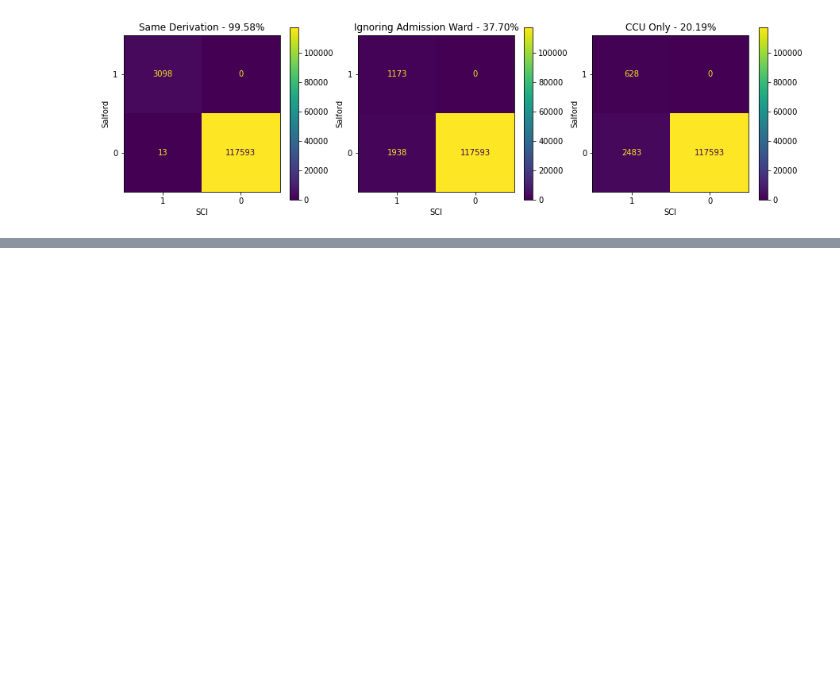
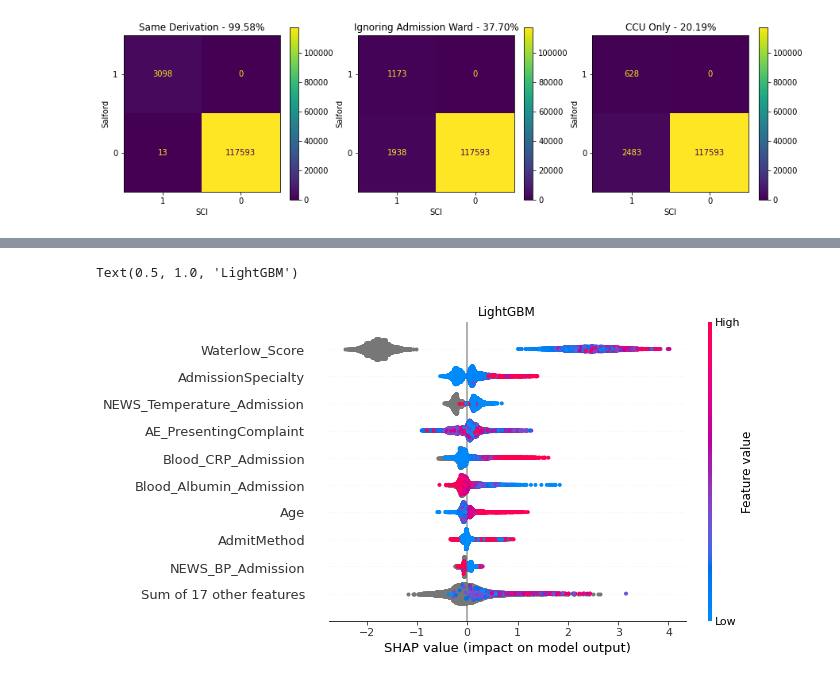
Before and after one commit to steliosbl/acute-care-pathways, a Jupyter notebook: salford.ipynb, the cells around one changed output, grey strips where cells are left out. Saved outputs shown, nothing was run; the diff lists cells and outputs as text; code cells hidden in the pictures; blank space fills up the shorter version.

```diff
--- a/salford.ipynb
+++ b/salford.ipynb
@@ -200,0 +333,19 @@ Overlap is 120704/401452 = 30.07% of Salford data.
+# %%
+from lightgbm import LGBMClassifier
+lightgbm_parameters = dict(
+    objective='binary',
+    random_state=42,
+    metrics=['l2', 'auc'],
+    boosting_type='gbdt',
+    n_jobs=1,
+    is_unbalance=True
+)
+
+r = pd.DataFrame.from_dict(cross_validate(CalibratedClassifierCV(
+    LGBMClassifier(**lightgbm_parameters), **calibration_parameters
+), X, y_true, cv=5, n_jobs=1, scoring=cross_validation_metrics))
+# %%
+from sklearn.model_selection import train_test_split
+X_train, X_test, y_train, y_test = train_test_split(X, y_true, test_size=0.33)
+# %%
+model = LGBMClassifier(**lightgbm_parameters).fit(X_train, y_train)
@@ -200,0 +368,14 @@ Overlap is 120704/401452 = 30.07% of Salford data.
+# %%
+X_test[X_test.select_dtypes('category').columns] = X_test.select_dtypes('category').apply(lambda x:x.cat.codes)
+# %%
+import shap
+explainer = shap.TreeExplainer(model)
+shap_values = explainer(X_test)
+
+fig = shap.plots.beeswarm(
+    shap_values[:, :, 1], max_display=25, show=False
+)
+plt.title("LightGBM")
+# %% [output]
+Text(0.5, 1.0, 'LightGBM')
+[figure, added]
```
Also changed, not shown: parts of 16 cells of this notebook, 5 other files.
